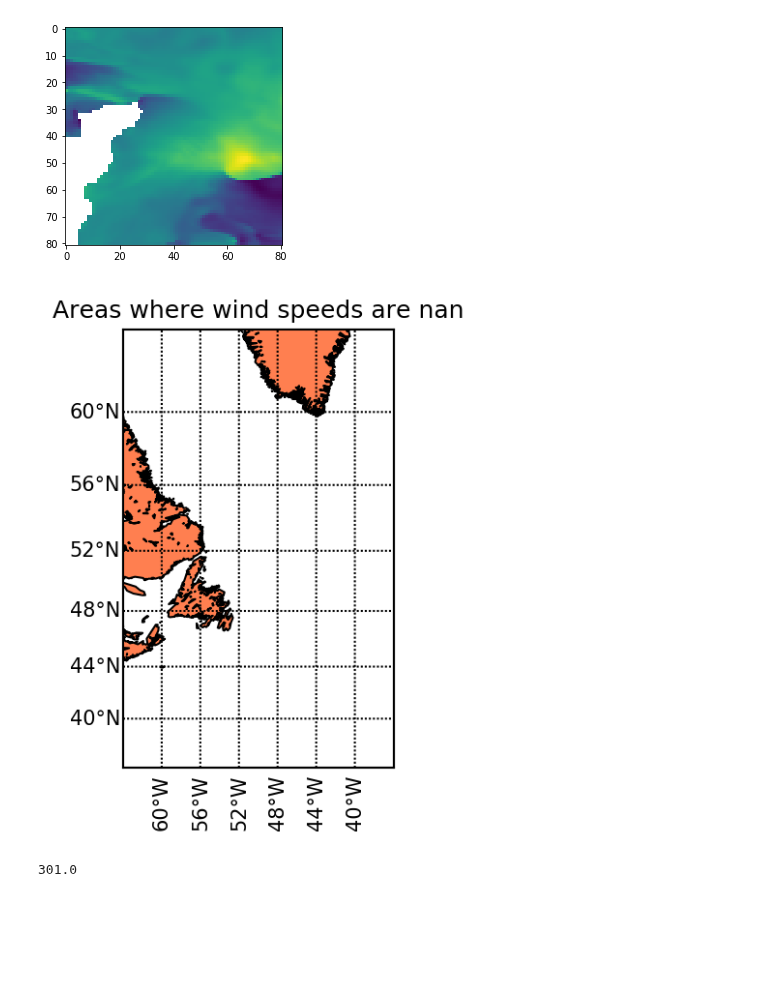
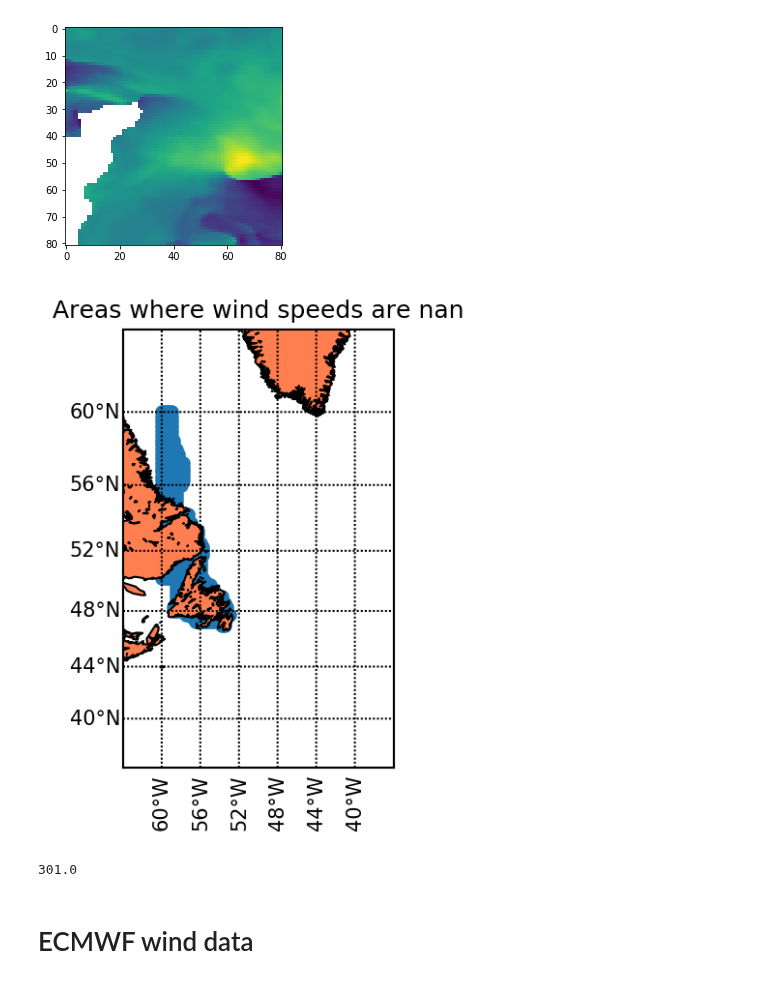
Before and after one commit to evankielley/IceDEF, a Jupyter notebook: notebooks/testing_new_metocean_data.ipynb, the cells around one changed output. Drawn from its saved outputs; the diff is of its cells as text; code cells hidden in the pictures; blank space fills up the shorter version.

```diff
--- a/notebooks/testing_new_metocean_data.ipynb
+++ b/notebooks/testing_new_metocean_data.ipynb
@@ -178,16 +167,18 @@ bad_lats = lats[yis].values
 bad_lons = lons[xis].values
 # %%
 fig, ax = plt.subplots(dpi=150)
-m = plot.get_mercator_basemap(-60,-40,40,60)#bad_lons[-1], bad_lons[0], bad_lats[0], bad_lats[-1])
+m = plot.get_mercator_basemap(300,320,40,60)#bad_lons[-1], bad_lons[0], bad_lats[0], bad_lats[-1])
 
 xs, ys = m(bad_lons, bad_lats)
 
 ax.scatter(xs, ys)
 plt.title('Areas where wind speeds are nan')
 plt.show()
 # %% [output]
-[figure, old version]
+[figure, new version]
 # %%
 bad_lons[-1]
 # %% [output]
 301.0
+# %% [markdown]
+# ECMWF wind data
```
Also changed, not shown: parts of 16 cells of this notebook.
